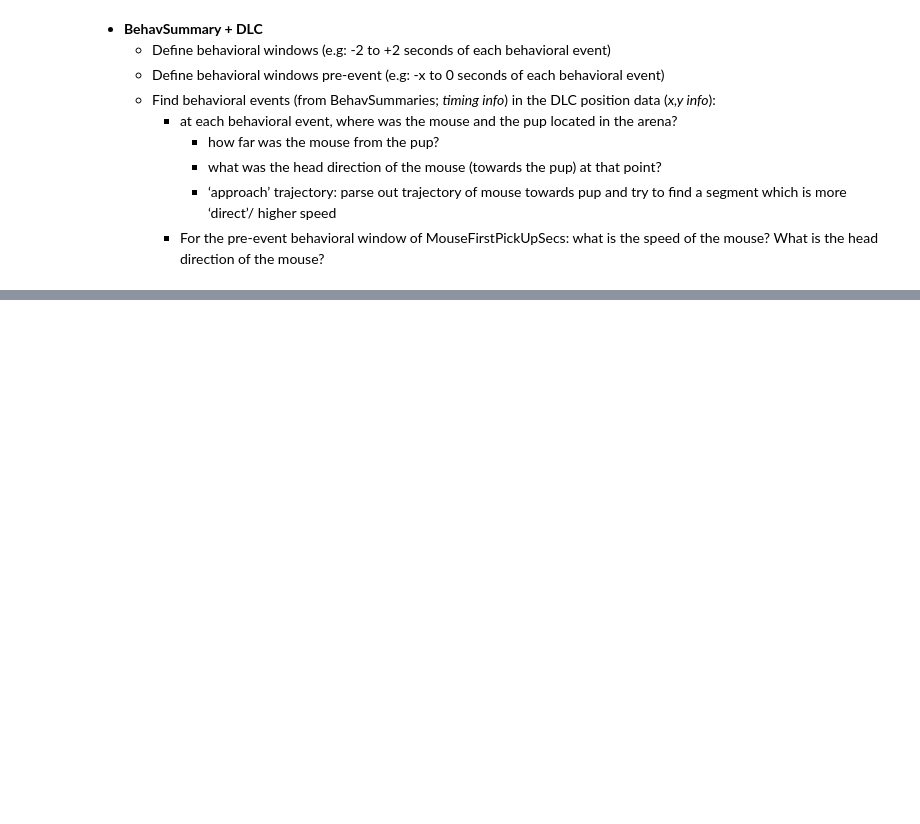
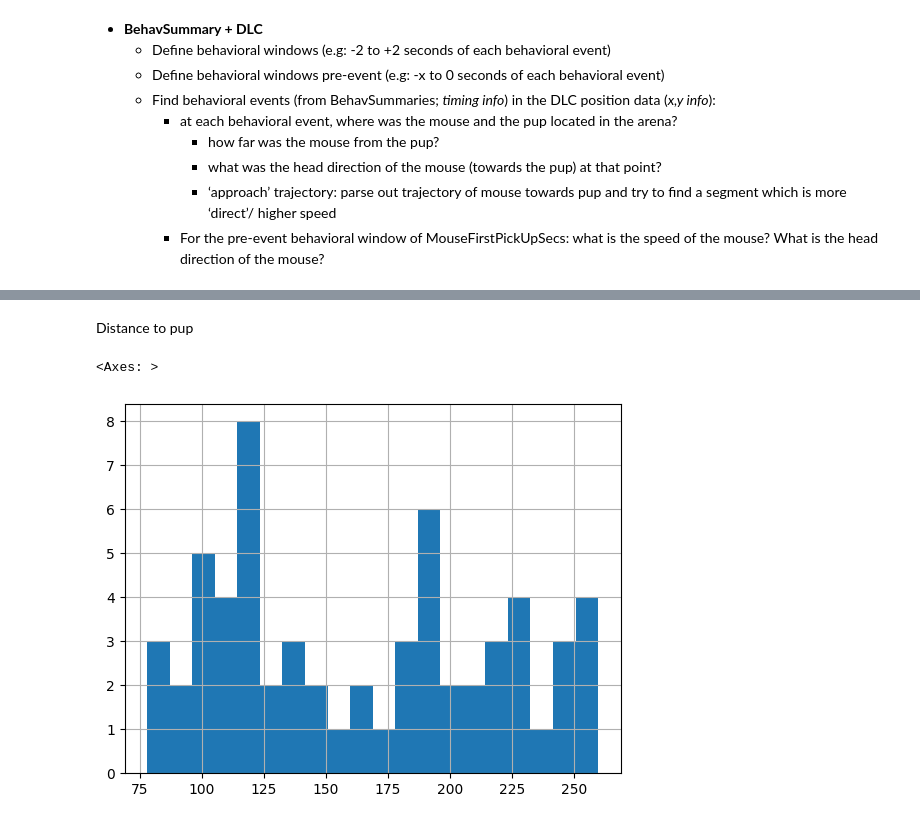
Before and after one commit to danaebroustail/Project, a Jupyter notebook: notebook.ipynb, the cells around one changed output, grey strips where cells are left out. Saved outputs shown, nothing was run; the diff lists cells and outputs as text; code cells hidden in the pictures; blank space fills up the shorter version.

```diff
--- a/notebook.ipynb
+++ b/notebook.ipynb
@@ -95,0 +164,9 @@ def extract_behavioral_window(df_DLC, df_summary, time_window):
+# %% [markdown]
+Distance to pup
+# %%
+trial_1_DLC = compute_distance_to_pup(trial_1_DLC)
+
+trial_1_DLC["distance_to_pup"].hist(bins=20)
+# %% [output]
+<Axes: >
+[figure, added]
```
Also changed, not shown: parts of 15 cells of this notebook.
